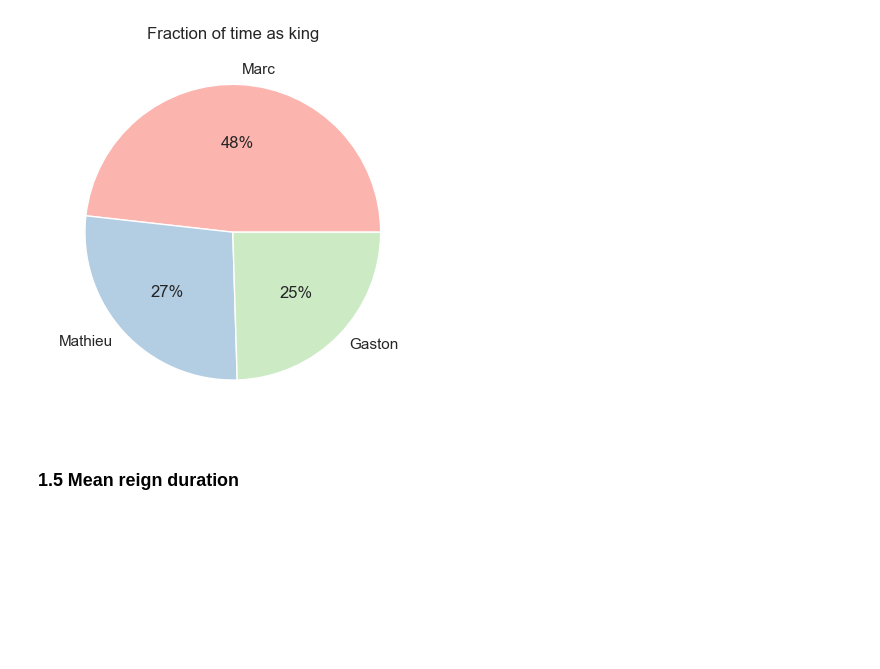
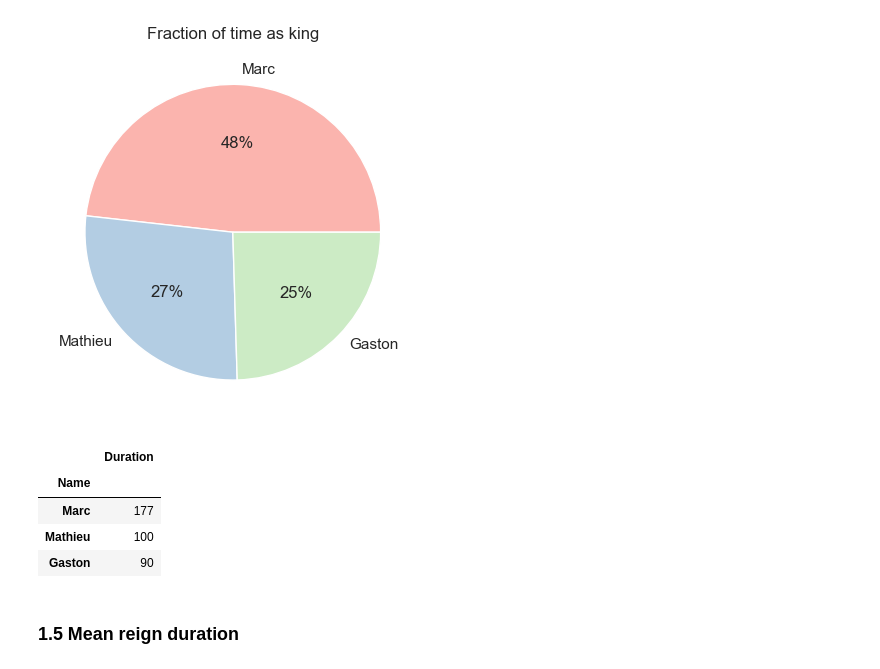
Before and after one commit to Wolgamonox/koth-ping-pong-website, a Jupyter notebook: analysis_exploration/analysis_exploration.ipynb, the cells around one changed output. Drawn from its saved outputs; the diff is of its cells as text; code cells hidden in the pictures; blank space fills up the shorter version.

```diff
--- a/analysis_exploration/analysis_exploration.ipynb
+++ b/analysis_exploration/analysis_exploration.ipynb
@@ -161,6 +169,14 @@ plt.title('Fraction of time as king')
 plt.show()
 # %% [output]
 [figure]
+# %%
+total_time_king
+# %% [output]
+|  | Duration |
+| Name |  |
+| Marc | 177 |
+| Mathieu | 100 |
+| Gaston | 90 |
 # %% [markdown]
 ### 1.5 Mean reign duration
 # %%
```
Also changed, not shown: parts of 4 cells of this notebook, 1 other file.
